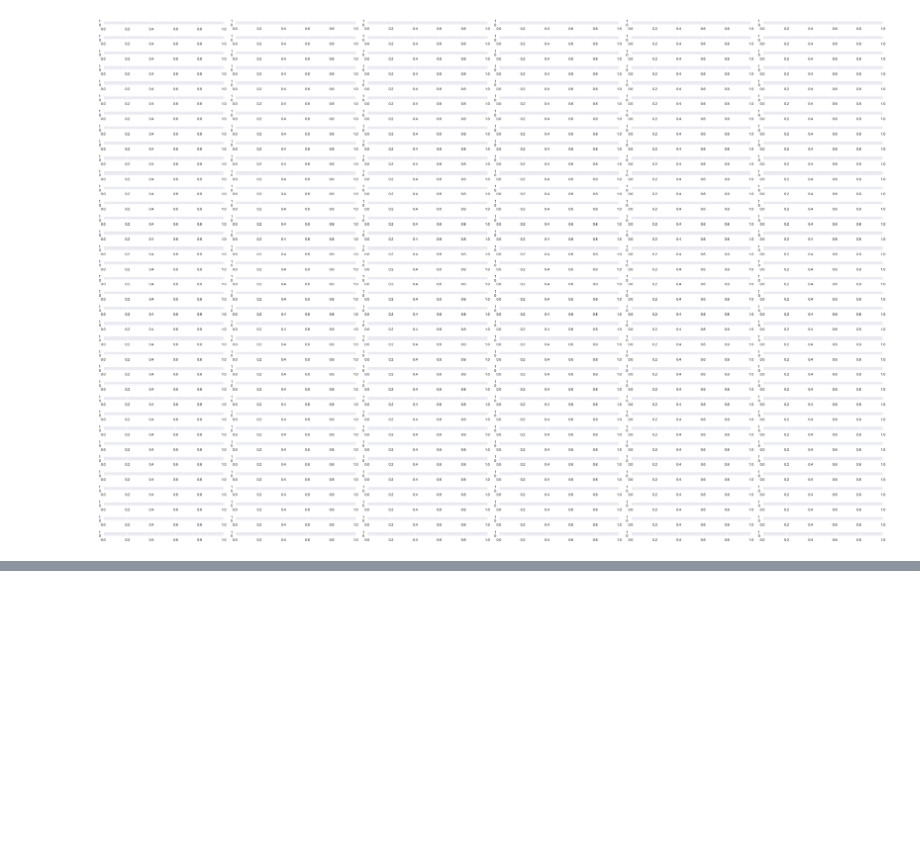
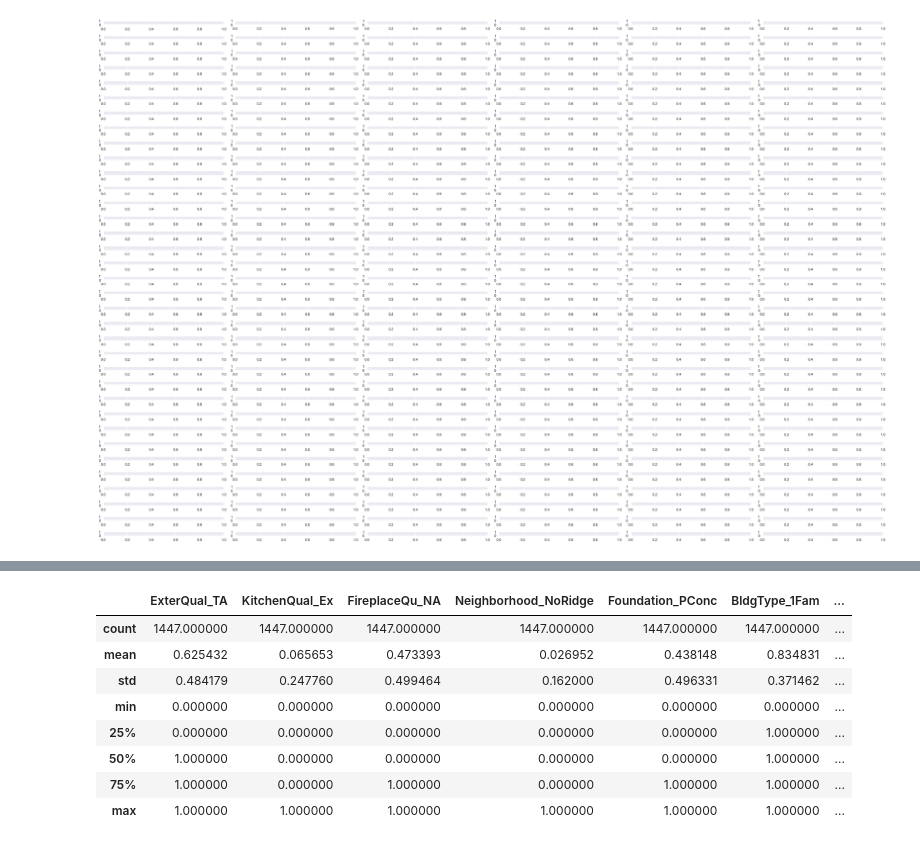
Before and after one commit to HaiaK/Housing, a Jupyter notebook: HousePricing.ipynb, the cells around one changed output, grey strips where cells are left out. Cells and saved outputs as stored; diff of their text form; code cells hidden in the pictures; blank space fills up the shorter version.

```diff
--- a/HousePricing.ipynb
+++ b/HousePricing.ipynb
@@ -561,0 +659,2 @@ ValueError: Found input variables with inconsistent numbers of samples: [1460, 2
+# %%
+Save_Relevant_Fratures = Sorted_Features.iloc[0:10,1] #choose the 10 most important features.
@@ -561,0 +677,12 @@ ValueError: Found input variables with inconsistent numbers of samples: [1460, 2
+# %%
+categ1[Save_Relevant_Fratures].describe()
+# %% [output]
+|  | ExterQual_TA | KitchenQual_Ex | FireplaceQu_NA | Neighborhood_NoRidge | Foundation_PConc | BldgType_1Fam | ... |
+| count | 1447.000000 | 1447.000000 | 1447.000000 | 1447.000000 | 1447.000000 | 1447.000000 | ... |
+| mean | 0.625432 | 0.065653 | 0.473393 | 0.026952 | 0.438148 | 0.834831 | ... |
+| std | 0.484179 | 0.247760 | 0.499464 | 0.162000 | 0.496331 | 0.371462 | ... |
+| min | 0.000000 | 0.000000 | 0.000000 | 0.000000 | 0.000000 | 0.000000 | ... |
+| 25% | 0.000000 | 0.000000 | 0.000000 | 0.000000 | 0.000000 | 1.000000 | ... |
+| 50% | 1.000000 | 0.000000 | 0.000000 | 0.000000 | 0.000000 | 1.000000 | ... |
+| 75% | 1.000000 | 0.000000 | 1.000000 | 0.000000 | 1.000000 | 1.000000 | ... |
+| max | 1.000000 | 1.000000 | 1.000000 | 1.000000 | 1.000000 | 1.000000 | ... |
```
Also changed, not shown: parts of 50 cells of this notebook.
